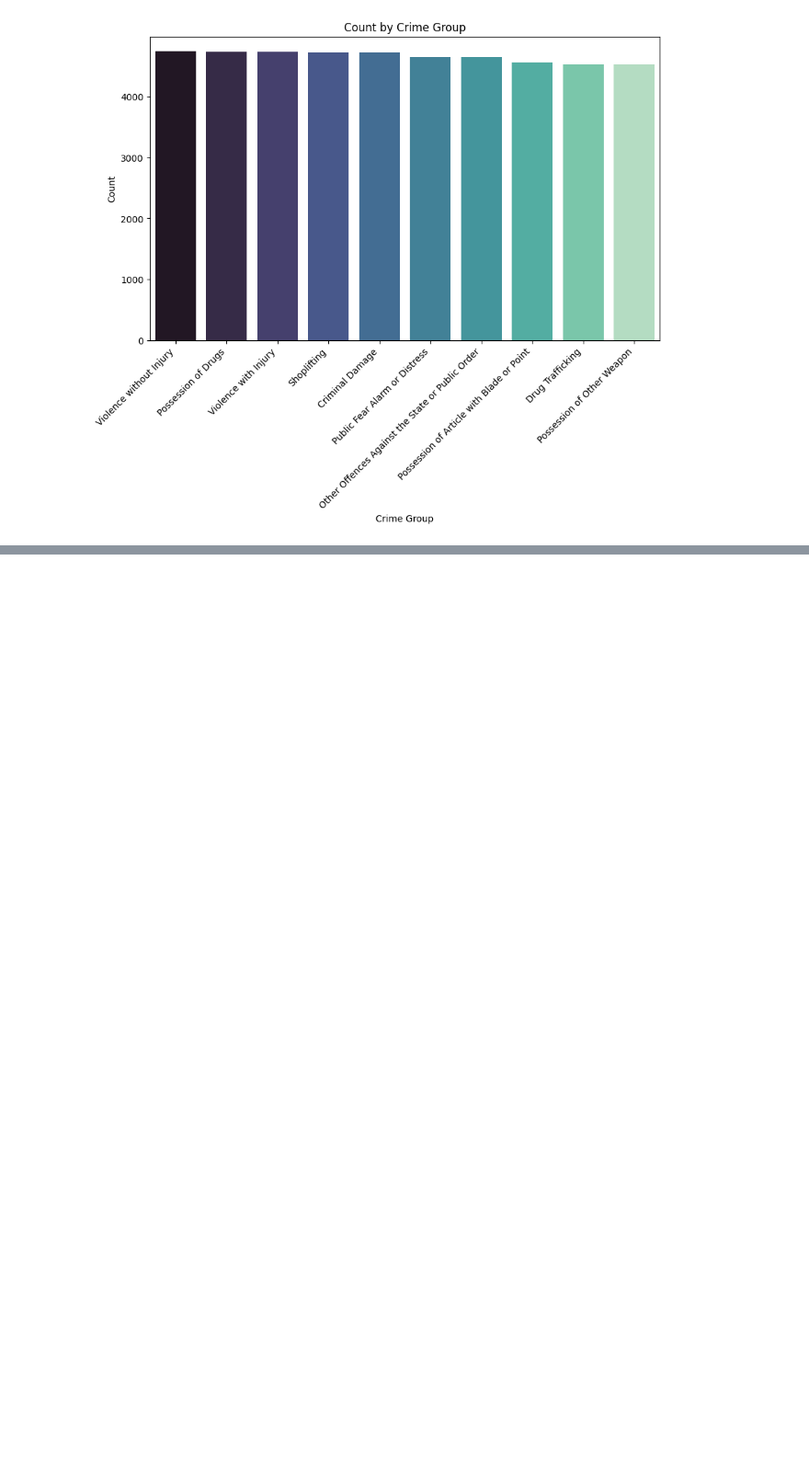
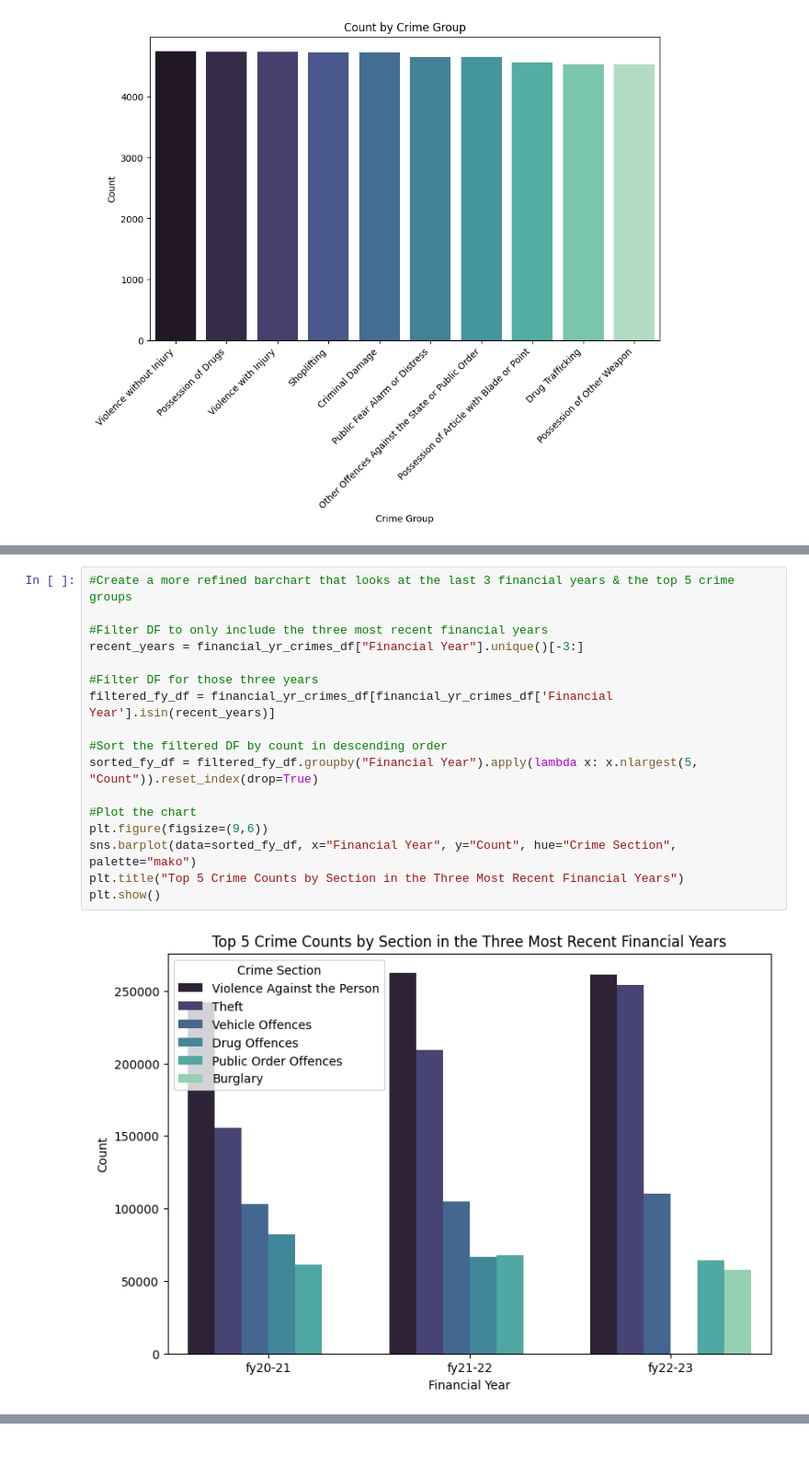
Before and after one commit to juanitanels/London-Crime-Stats-EDA, a Jupyter notebook: London Crime Stats 22-23 EDA.ipynb, the cells around one changed output, grey strips where cells are left out. Shown: that part at 92% size. Drawn from its saved outputs; the diff is of its cells as text; blank space fills up the shorter version.

```diff
--- a/London Crime Stats 22-23 EDA.ipynb
+++ b/London Crime Stats 22-23 EDA.ipynb
@@ -414,0 +456,19 @@ plt.show()
+# %%
+#Create a more refined barchart that looks at the last 3 financial years & the top 5 crime groups
+
+#Filter DF to only include the three most recent financial years
+recent_years = financial_yr_crimes_df["Financial Year"].unique()[-3:]
+
+#Filter DF for those three years
+filtered_fy_df = financial_yr_crimes_df[financial_yr_crimes_df['Financial Year'].isin(recent_years)]
+
+#Sort the filtered DF by count in descending order
+sorted_fy_df = filtered_fy_df.groupby("Financial Year").apply(lambda x: x.nlargest(5, "Count")).reset_index(drop=True)
+
+#Plot the chart
+plt.figure(figsize=(9,6))
+sns.barplot(data=sorted_fy_df, x="Financial Year", y="Count", hue="Crime Section", palette="mako")
+plt.title("Top 5 Crime Counts by Section in the Three Most Recent Financial Years")
+plt.show()
+# %% [output]
+[figure, added]
```
Also changed, not shown: parts of 23 cells of this notebook.
